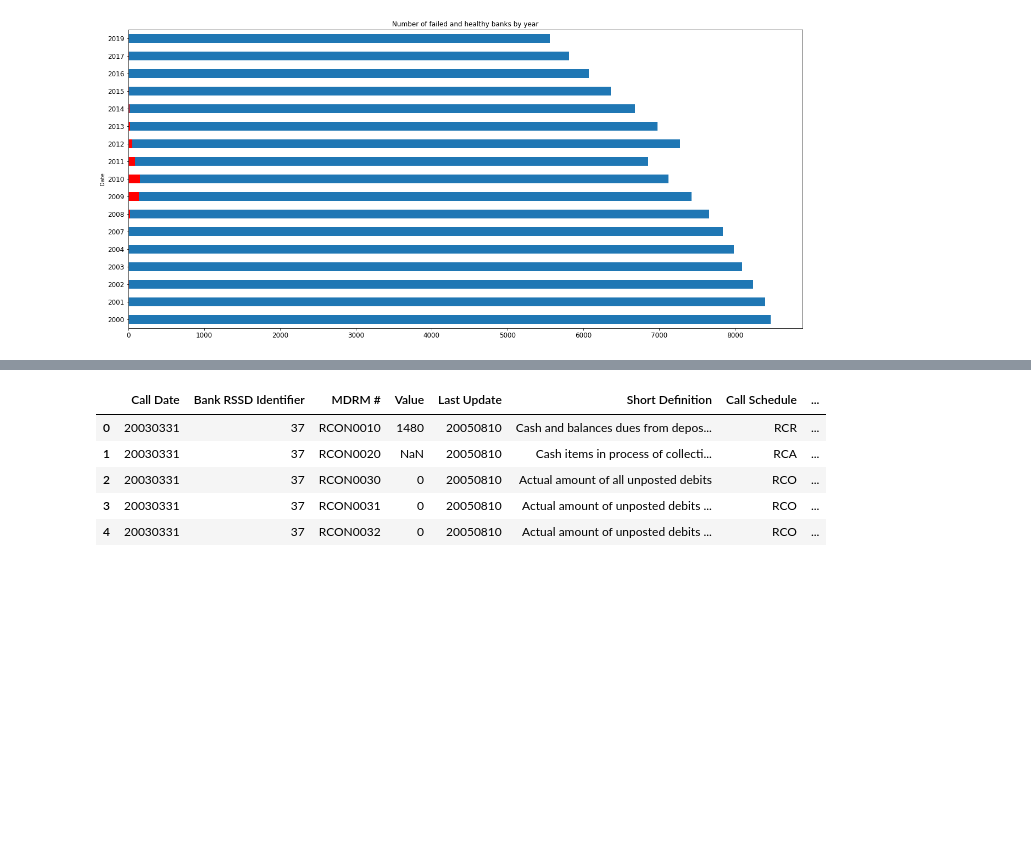
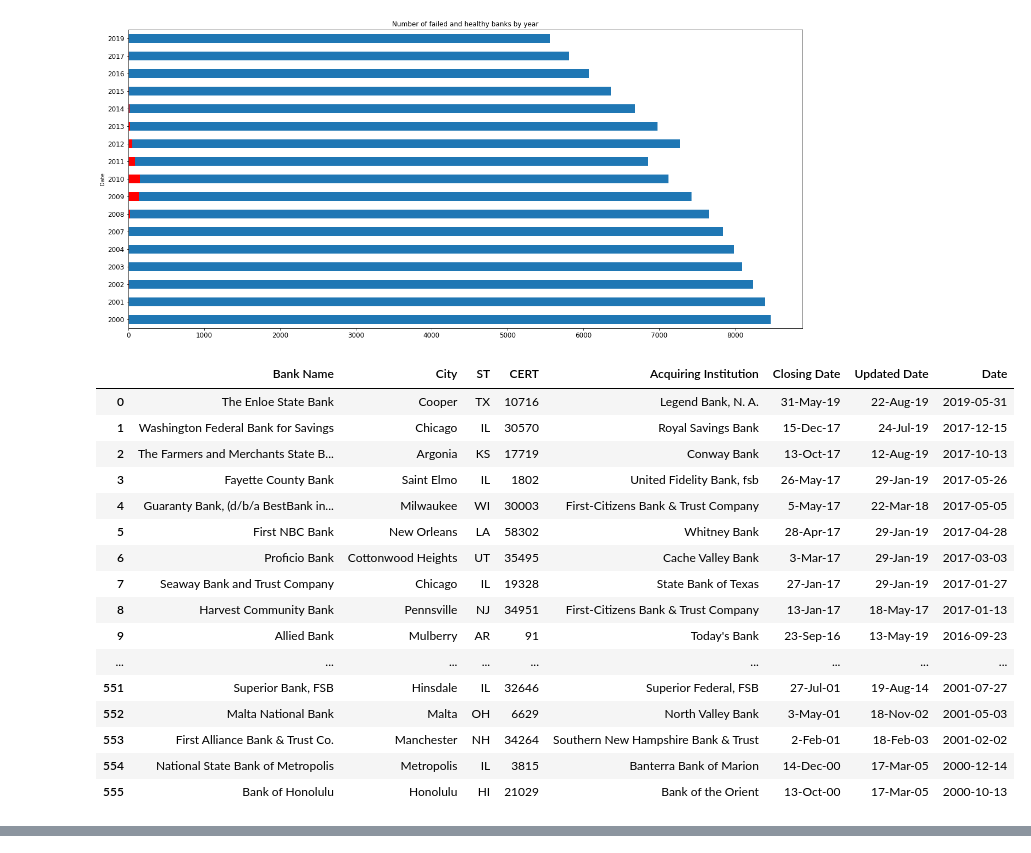
Before and after one commit to allaccountstaken/predicting_bank_distress, a Jupyter notebook: describe_bank_universe.ipynb, the cells around one changed output, grey strips where cells are left out. Saved outputs shown, nothing was run; the diff lists cells and outputs as text; code cells hidden in the pictures; blank space fills up the shorter version.

```diff
--- a/describe_bank_universe.ipynb
+++ b/describe_bank_universe.ipynb
@@ -165,5 +167,22 @@ plt.show()
 [figure]
 # %%
 # TO DO:  a new column "Last Report" use map function if Data < Report date
-failed_banks.Date.min()
+failed_banks
 # %% [output]
+|  | Bank Name | City | ST | CERT | Acquiring Institution | Closing Date | Updated Date | Date |
+| 0 | The Enloe State Bank | Cooper | TX | 10716 | Legend Bank, N. A. | 31-May-19 | 22-Aug-19 | 2019-05-31 |
+| 1 | Washington Federal Bank for Savings | Chicago | IL | 30570 | Royal Savings Bank | 15-Dec-17 | 24-Jul-19 | 2017-12-15 |
+| 2 | The Farmers and Merchants State B... | Argonia | KS | 17719 | Conway Bank | 13-Oct-17 | 12-Aug-19 | 2017-10-13 |
+| 3 | Fayette County Bank | Saint Elmo | IL | 1802 | United Fidelity Bank, fsb | 26-May-17 | 29-Jan-19 | 2017-05-26 |
+| 4 | Guaranty Bank, (d/b/a BestBank in... | Milwaukee | WI | 30003 | First-Citizens Bank & Trust Company | 5-May-17 | 22-Mar-18 | 2017-05-05 |
+| 5 | First NBC Bank | New Orleans | LA | 58302 | Whitney Bank | 28-Apr-17 | 29-Jan-19 | 2017-04-28 |
+| 6 | Proficio Bank | Cottonwood Heights | UT | 35495 | Cache Valley Bank | 3-Mar-17 | 29-Jan-19 | 2017-03-03 |
+| 7 | Seaway Bank and Trust Company | Chicago | IL | 19328 | State Bank of Texas | 27-Jan-17 | 29-Jan-19 | 2017-01-27 |
+| 8 | Harvest Community Bank | Pennsville | NJ | 34951 | First-Citizens Bank & Trust Company | 13-Jan-17 | 18-May-17 | 2017-01-13 |
+| 9 | Allied Bank | Mulberry | AR | 91 | Today's Bank | 23-Sep-16 | 13-May-19 | 2016-09-23 |
+| ... | ... | ... | ... | ... | ... | ... | ... | ... |
+| 551 | Superior Bank, FSB | Hinsdale | IL | 32646 | Superior Federal, FSB | 27-Jul-01 | 19-Aug-14 | 2001-07-27 |
+| 552 | Malta National Bank | Malta | OH | 6629 | North Valley Bank | 3-May-01 | 18-Nov-02 | 2001-05-03 |
+| 553 | First Alliance Bank & Trust Co. | Manchester | NH | 34264 | Southern New Hampshire Bank & Trust | 2-Feb-01 | 18-Feb-03 | 2001-02-02 |
+| 554 | National State Bank of Metropolis | Metropolis | IL | 3815 | Banterra Bank of Marion | 14-Dec-00 | 17-Mar-05 | 2000-12-14 |
+| 555 | Bank of Honolulu | Honolulu | HI | 21029 | Bank of the Orient | 13-Oct-00 | 17-Mar-05 | 2000-10-13 |
@@ -172,24 +191,15 @@ Timestamp('2000-10-13 00:00:00')
 # call report method
 #client = FFIEC_Client()
 ds_name = 'Call'    # Pull Call report data
-end_date = '3/31/2003'  # Pull data in reporting pd ending 3/31/17
-fiID_type = 'ID_RSSD'  # Type of financial inst identifier
-fiID = 37   # Indentifier for Wyomin Bank and Trust
+end_date = '3/31/2019'  # Pull data in reporting pd ending 3/31/17
+fiID_type = 'FDICCertNumber'  # Type of financial inst identifier (ID_RSSD, CERT )
+fiID = 10716   # Indentifier for Wyomin Bank and Trust
 fmt = 'SDF'  # Pull report as PDF
 # <facsimileFormat>PDF or XBRL or SDF</facsimileFormat>
-outfile = 'test7.PDF'  # Output file path
+outfile = 'test8.PDF'  # Output file path
 return_result = True  # If True, method returns the data
 f = client.retrieve_facsimile(ds_name=ds_name, reporting_pd_end=end_date,
                               fiID_type=fiID_type, fiID=fiID,
-                              facsimile_fmt=fmt, outfile=None,
+                              facsimile_fmt=fmt, outfile=False,
                               return_result=True)
 report = StringIO(str(f, 'utf-8'))
-report_df = pd.read_csv(report, sep=';')
-report_df.head(5)
-# %% [output]
-|  | Call Date | Bank RSSD Identifier | MDRM # | Value | Last Update | Short Definition | Call Schedule | ... |
-| 0 | 20030331 | 37 | RCON0010 | 1480 | 20050810 | Cash and balances dues from depos... | RCR | ... |
-| 1 | 20030331 | 37 | RCON0020 | NaN | 20050810 | Cash items in process of collecti... | RCA | ... |
-| 2 | 20030331 | 37 | RCON0030 | 0 | 20050810 | Actual amount of all unposted debits | RCO | ... |
-| 3 | 20030331 | 37 | RCON0031 | 0 | 20050810 | Actual amount of unposted debits ... | RCO | ... |
-| 4 | 20030331 | 37 | RCON0032 | 0 | 20050810 | Actual amount of unposted debits ... | RCO | ... |
```
Also changed, not shown: parts of 7 cells of this notebook, 1 other file.
